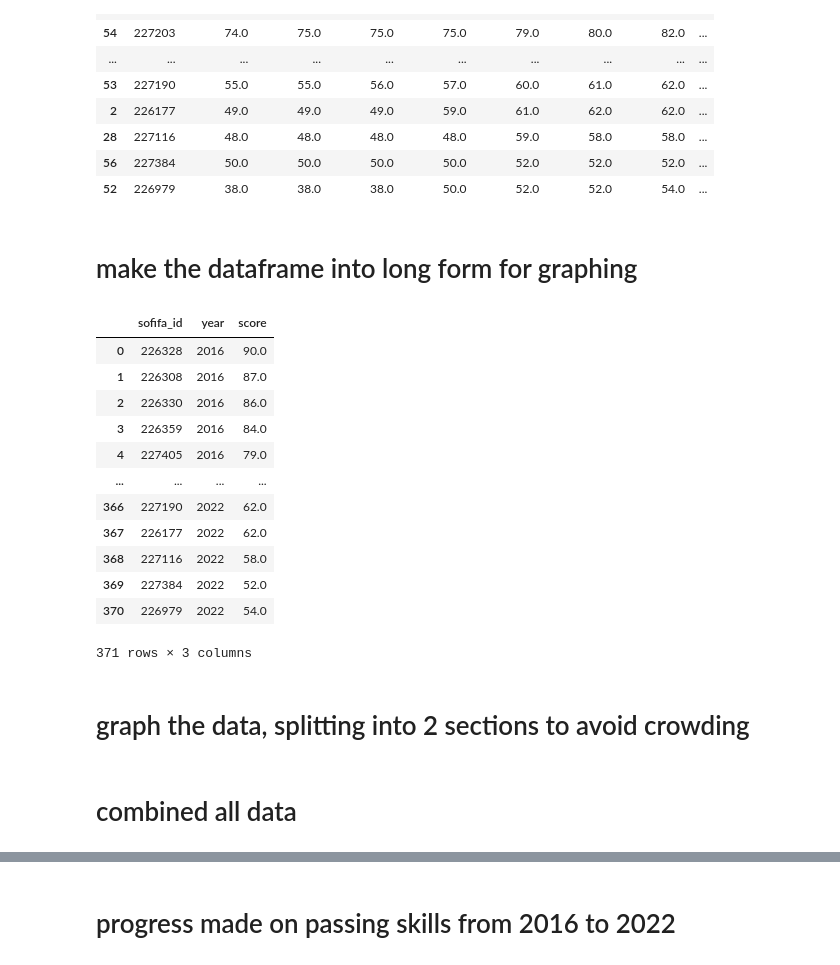
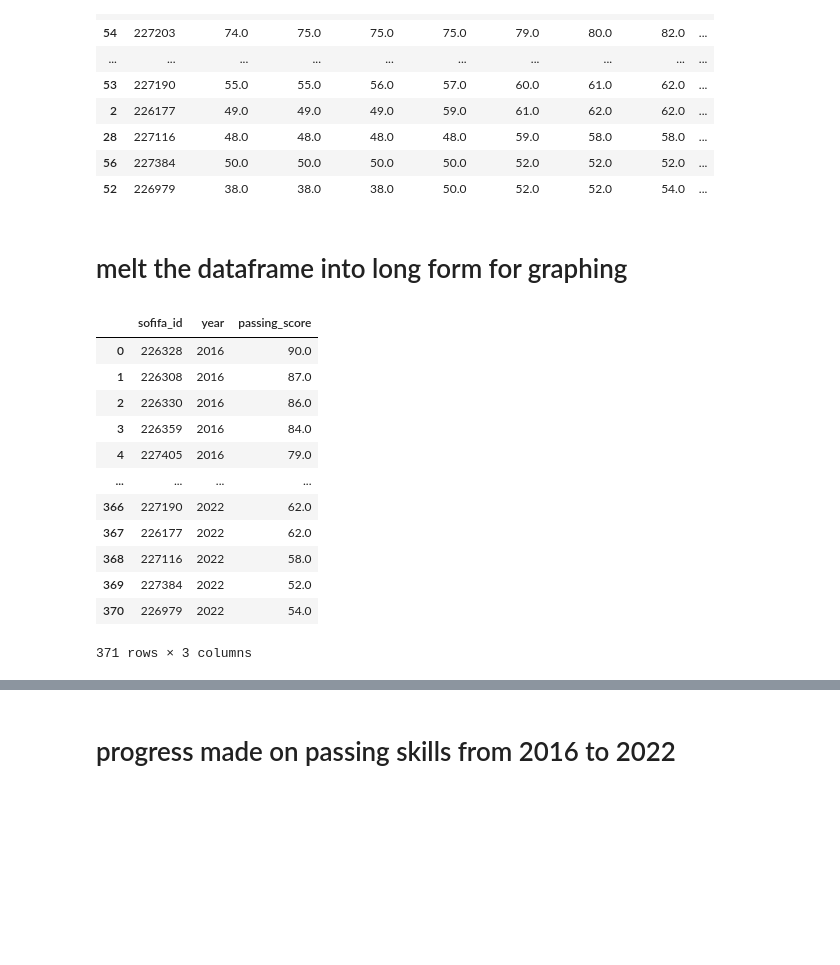
Before and after one commit to Cynthiah0503/qtm151fall2025, a Jupyter notebook: Final Project/final project.ipynb, the cells around one changed output, grey strips where cells are left out. Cells and saved outputs as stored; diff of their text form; code cells hidden in the pictures; blank space fills up the shorter version.

```diff
--- a/Final Project/final project.ipynb
+++ b/Final Project/final project.ipynb
@@ -141,25 +131,25 @@ display(df_passing_sorted)
 | 56 | 227384 | 50.0 | 50.0 | 50.0 | 50.0 | 52.0 | 52.0 | 52.0 | ... |
 | 52 | 226979 | 38.0 | 38.0 | 38.0 | 50.0 | 52.0 | 52.0 | 54.0 | ... |
 # %% [markdown]
-# make the dataframe into long form for graphing
+# melt the dataframe into long form for graphing
 # %%
 #for plotting, convert from wide to long format
 df_long = df_passing_sorted.melt(
     id_vars=["sofifa_id"],
     var_name="year",     #year of the match
-    value_name="score"   #passing skill score
+    value_name="passing_score"   #passing skill score
 )
 
 #convert year from passing_16 to 2016
 
 #remove the mean_passing column from the long dataframe
 df_long = df_long[df_long["year"] != "mean_passing"]
 
 df_long["year"] = df_long["year"].str.extract(r"(\d+)").astype(int) + 2000
 
 display(df_long)
 # %% [output]
-|  | sofifa_id | year | score |
+|  | sofifa_id | year | passing_score |
 | 0 | 226328 | 2016 | 90.0 |
 | 1 | 226308 | 2016 | 87.0 |
 | 2 | 226330 | 2016 | 86.0 |
@@ -172,7 +162,3 @@ display(df_long)
 | 369 | 227384 | 2022 | 52.0 |
 | 370 | 226979 | 2022 | 54.0 |
 371 rows × 3 columns
-# %% [markdown]
-# graph the data, splitting into 2 sections to avoid crowding
-# %% [markdown]
-# combined all data
```
Also changed, not shown: parts of 36 cells of this notebook.
